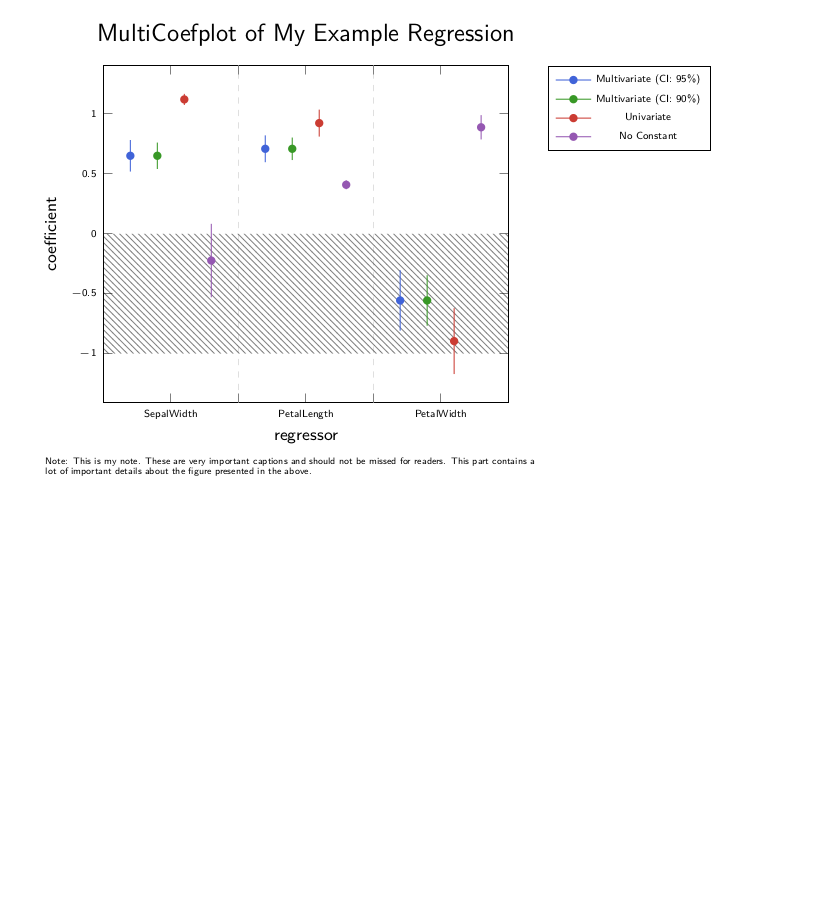
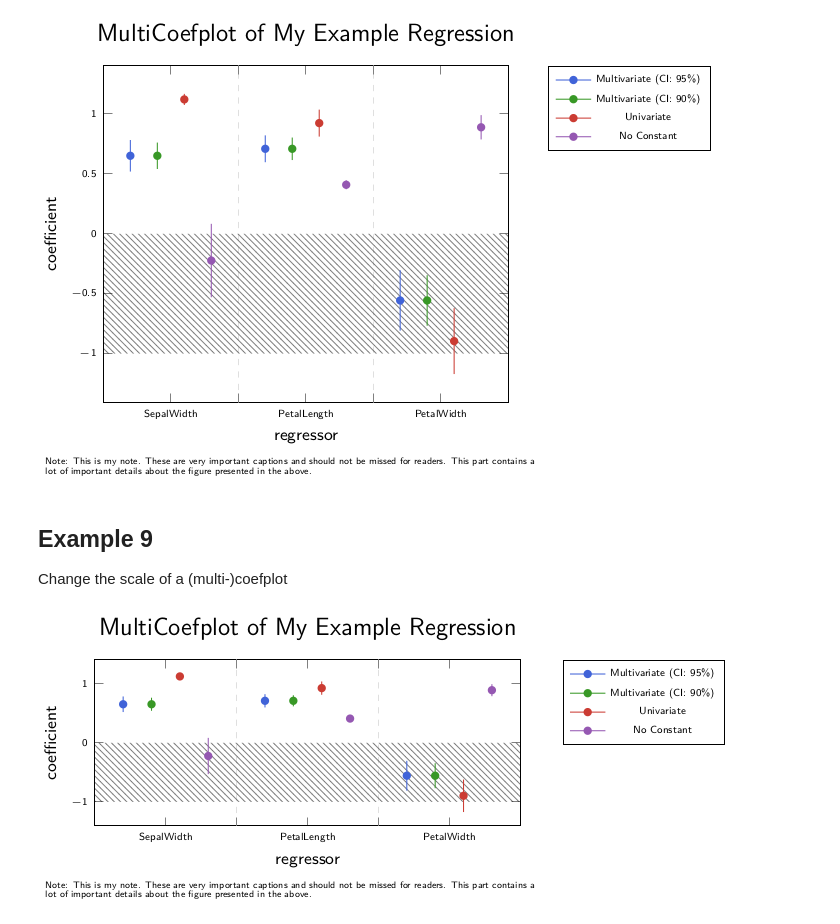
Before and after one commit to caibengbu/Coefplots.jl, a Jupyter notebook: examples/quick_start.ipynb, the cells around one changed output. Cells and saved outputs as stored; diff of their text form; code cells hidden in the pictures; blank space fills up the shorter version.

```diff
--- a/examples/quick_start.ipynb
+++ b/examples/quick_start.ipynb
@@ -139,3 +139,12 @@ mcoefplot.legends_options.anchor=Symbol("north west")
 plot(mcoefplot)
 # %% [output]
 [figure]
+# %% [markdown]
+## Example 9
+Change the scale of a (multi-)coefplot
+# %%
+mcoefplot.width=250 # unit: pt
+mcoefplot.height=125
+plot(mcoefplot)
+# %% [output]
+[figure, added]
```
Also changed, not shown: parts of 5 cells of this notebook, 4 other files.
